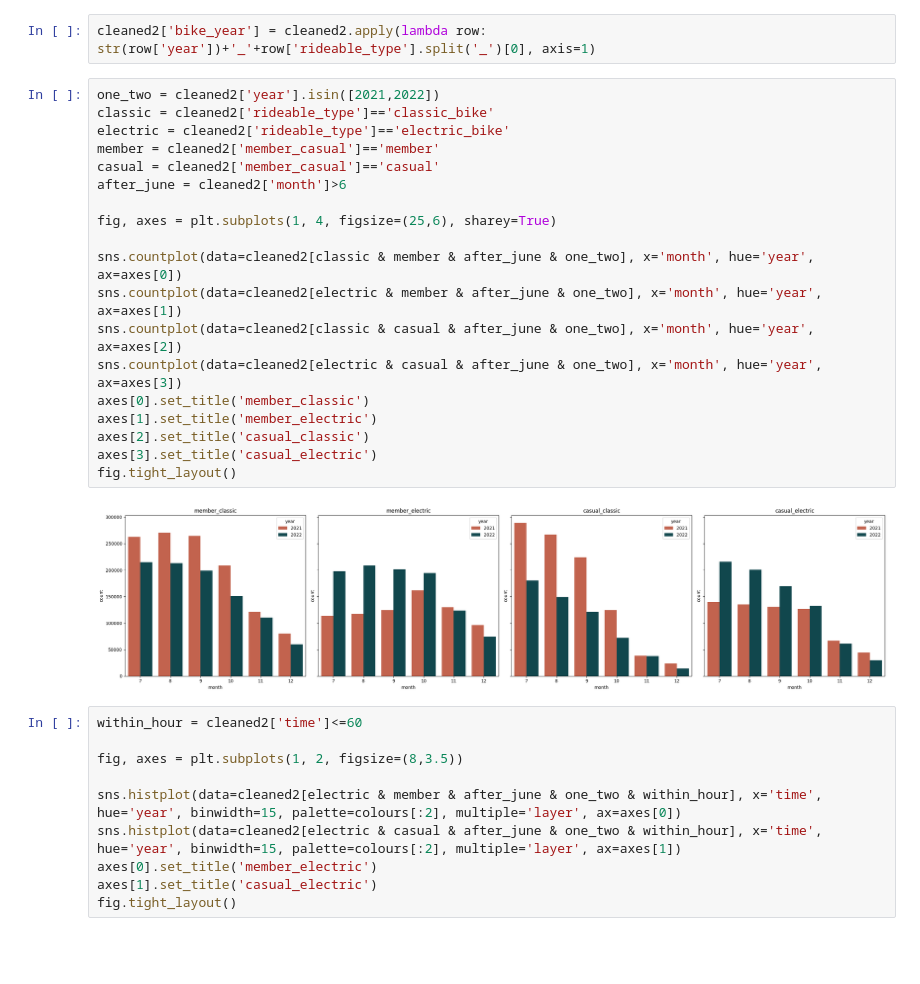
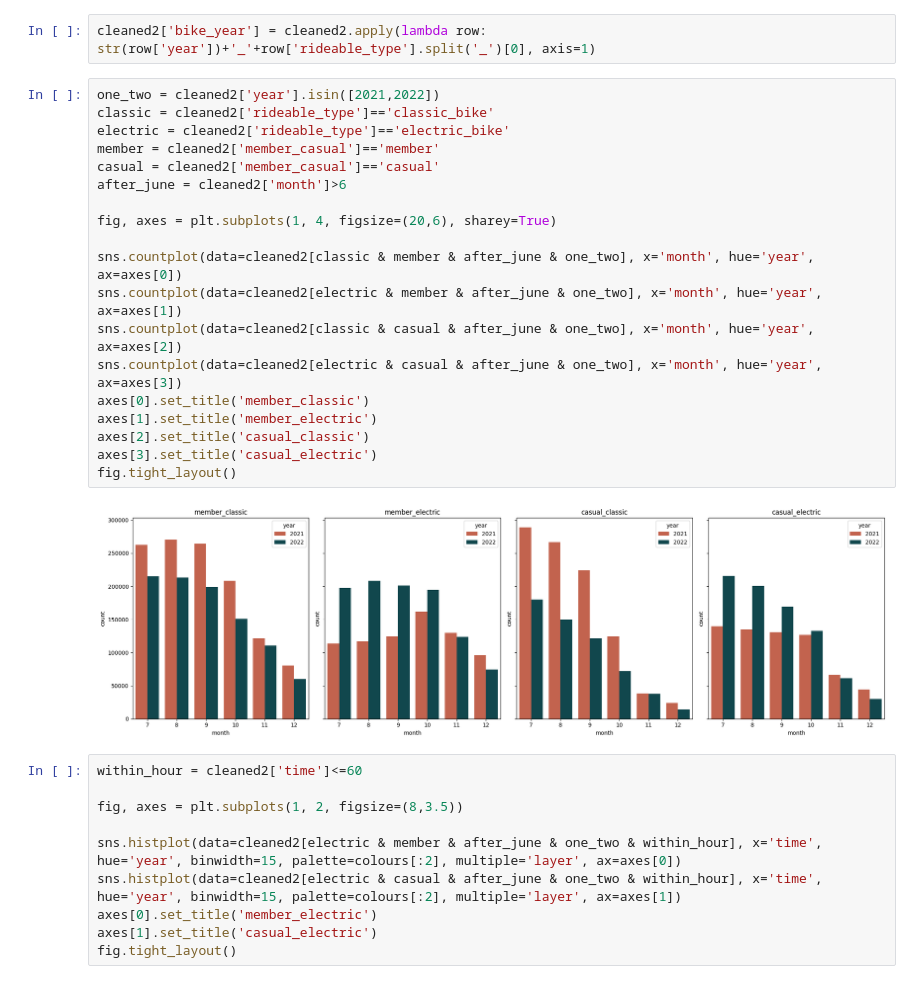
Before and after one commit to pollyren/divvy, a Jupyter notebook: eda/analysis.ipynb, the cells around one changed output. Drawn from its saved outputs; the diff is of its cells as text; blank space fills up the shorter version.

```diff
--- a/eda/analysis.ipynb
+++ b/eda/analysis.ipynb
@@ -318,24 +314,24 @@ cleaned2['bike_year'] = cleaned2.apply(lambda row: str(row['year'])+'_'+row['rid
 # %%
 one_two = cleaned2['year'].isin([2021,2022])
 classic = cleaned2['rideable_type']=='classic_bike'
 electric = cleaned2['rideable_type']=='electric_bike'
 member = cleaned2['member_casual']=='member'
 casual = cleaned2['member_casual']=='casual'
 after_june = cleaned2['month']>6
 
-fig, axes = plt.subplots(1, 4, figsize=(25,6), sharey=True)
+fig, axes = plt.subplots(1, 4, figsize=(20,6), sharey=True)
 
 sns.countplot(data=cleaned2[classic & member & after_june & one_two], x='month', hue='year', ax=axes[0])
 sns.countplot(data=cleaned2[electric & member & after_june & one_two], x='month', hue='year', ax=axes[1])
 sns.countplot(data=cleaned2[classic & casual & after_june & one_two], x='month', hue='year', ax=axes[2])
 sns.countplot(data=cleaned2[electric & casual & after_june & one_two], x='month', hue='year', ax=axes[3])
 axes[0].set_title('member_classic')
 axes[1].set_title('member_electric')
 axes[2].set_title('casual_classic')
 axes[3].set_title('casual_electric')
 fig.tight_layout()
 # %% [output]
-[figure, old version]
+[figure, new version]
 # %%
 within_hour = cleaned2['time']<=60
 
```
Also changed, not shown: parts of 12 cells of this notebook.
